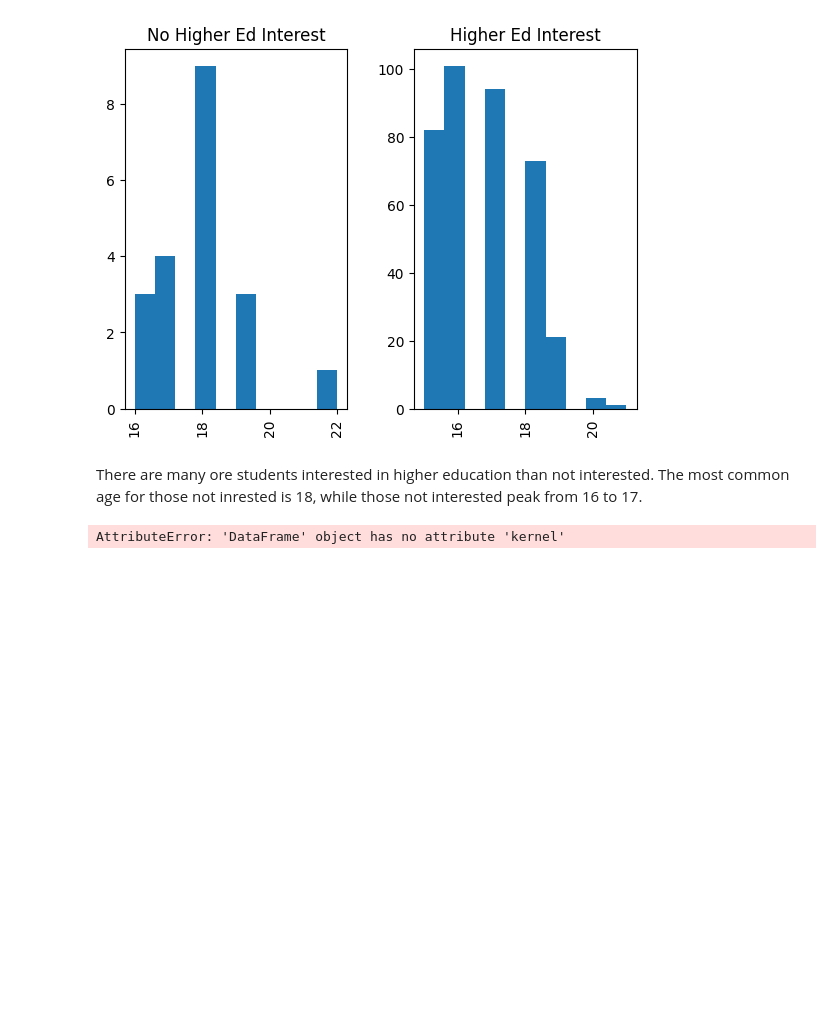
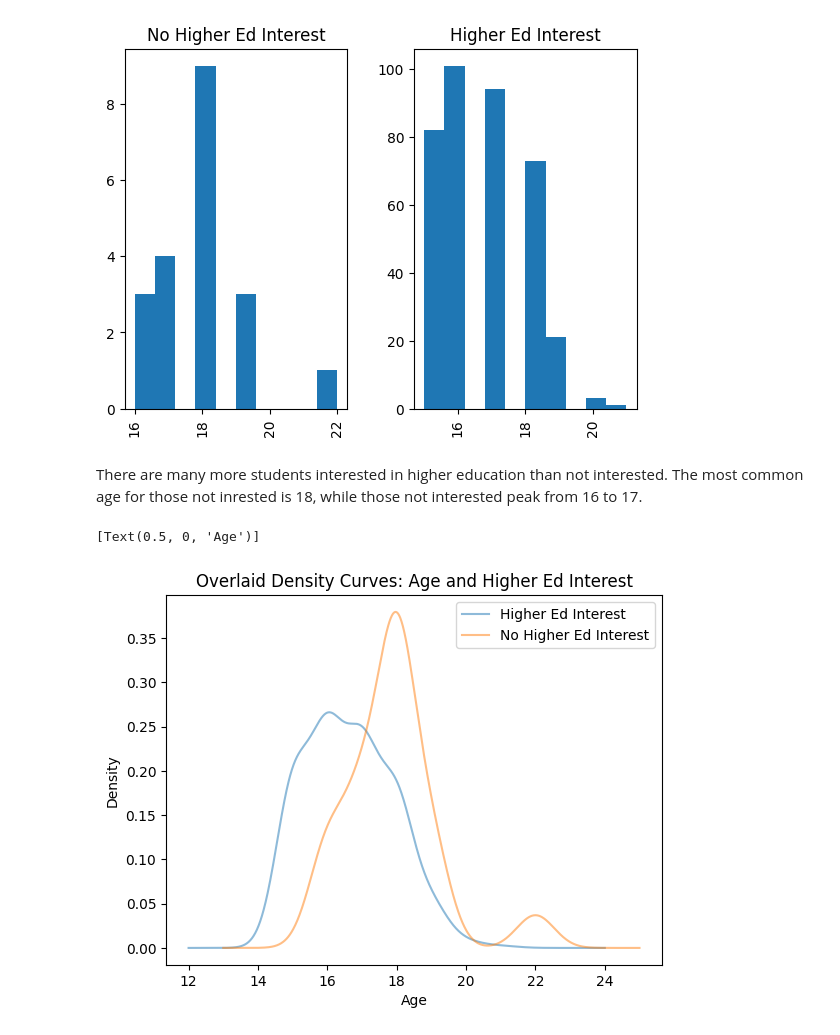
Before and after one commit to lytyler/ST554_Homework4, a Jupyter notebook: Homework4.ipynb, the cells around one changed output. Saved outputs shown, nothing was run; the diff lists cells and outputs as text; code cells hidden in the pictures; blank space fills up the shorter version.

```diff
--- a/Homework4.ipynb
+++ b/Homework4.ipynb
@@ -342,16 +338,18 @@ array([<Axes: title={'center': 'No Higher Ed Interest'}>,
        <Axes: title={'center': 'Higher Ed Interest'}>], dtype=object)
 [figure]
 # %% [markdown]
-There are many ore students interested in higher education than not interested. The most common age for those not inrested is 18, while those not interested peak from 16 to 17.
+There are many more students interested in higher education than not interested. The most common age for those not inrested is 18, while those not interested peak from 16 to 17.
 # %%
-#Create overlaid density curves for age of students with anad without interest in higher ed
-
-
-G3_rural.plot(kind = "density", alpha = 0.5, label = "Rural",
-                   title = "Overlaid Density Curves: G3 Scores for Rural and Urban Students",
-              legend = True)
-G3_urban.plot(kind = "density", alpha = 0.5, label = "Urban",
-              legend = True) \
-    .set(xlabel = "G3: Final Math Scores")
+#Create overlaid density curves for age of students with and without interest in higher ed
+#start with two age series, one for interested in higher ed and one for not
+age_more_ed = student_data.loc[student_data["higherC"] == "Higher Ed Interest", "age"]
+age_no_more_ed = student_data.loc[student_data["higherC"] == "No Higher Ed Interest", "age"]
+age_more_ed.plot(kind = "density", alpha = 0.5, label = "Higher Ed Interest",
+                   title = "Overlaid Density Curves: Age and Higher Ed Interest",
+                   bw_method = 0.4, legend = True)
+age_no_more_ed.plot(kind = "density", alpha = 0.5, label = "No Higher Ed Interest",
+              legend = True, bw_method = 0.4) \
+    .set(xlabel = "Age")
 # %% [output]
-AttributeError: 'DataFrame' object has no attribute 'kernel'
+[Text(0.5, 0, 'Age')]
+[figure, added]
```
Also changed, not shown: parts of 12 cells of this notebook.
